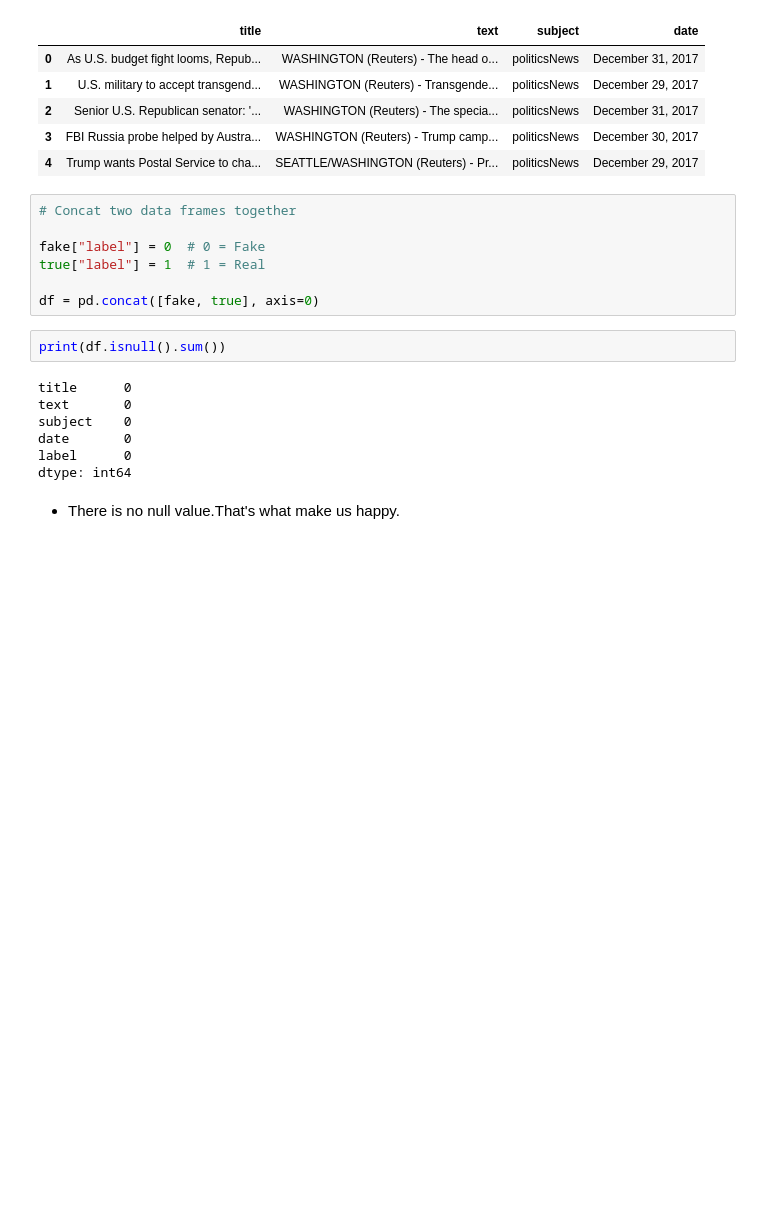
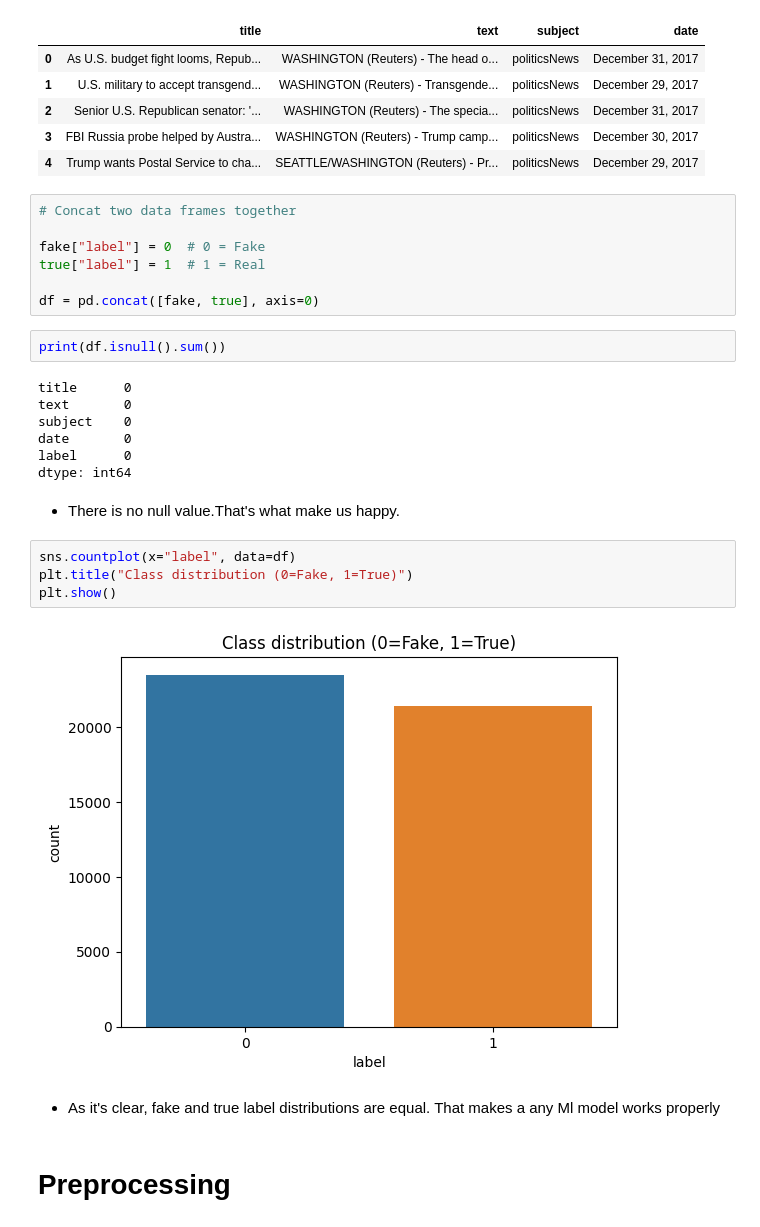
Before and after one commit to alabhastam/fake-news-detection, a Jupyter notebook: main.ipynb, the cells around one changed output. Drawn from its saved outputs; the diff is of its cells as text; blank space fills up the shorter version.

Commit message:
Kaggle Notebook | fake-news-detection | preprocess done

```diff
--- a/main.ipynb
+++ b/main.ipynb
@@ -50,3 +51,13 @@ label      0
 dtype: int64
 # %% [markdown]
 * There is no null value.That's what make us happy.
+# %%
+sns.countplot(x="label", data=df)
+plt.title("Class distribution (0=Fake, 1=True)")
+plt.show()
+# %% [output]
+[figure, added]
+# %% [markdown]
+* As it's clear, fake and true label distributions are equal. That makes a any Ml model works properly
+# %% [markdown]
+# Preprocessing
```
Also changed, not shown: parts of 7 cells of this notebook.
